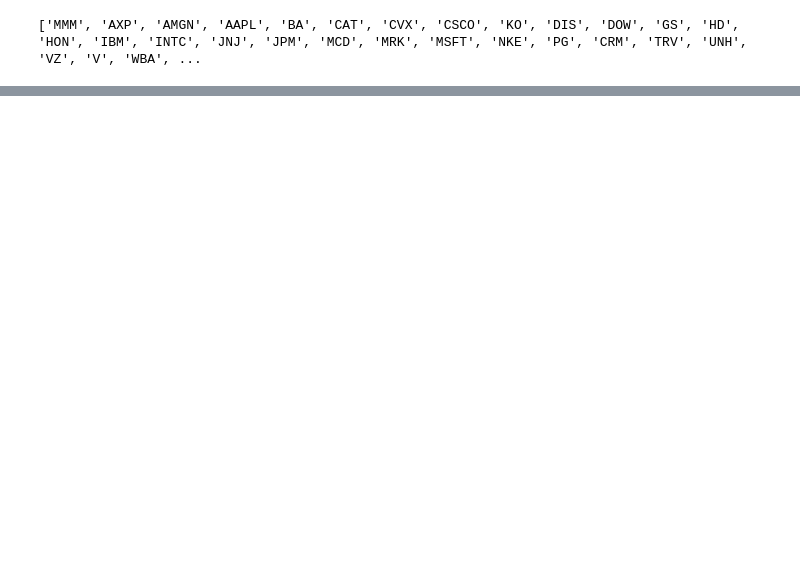
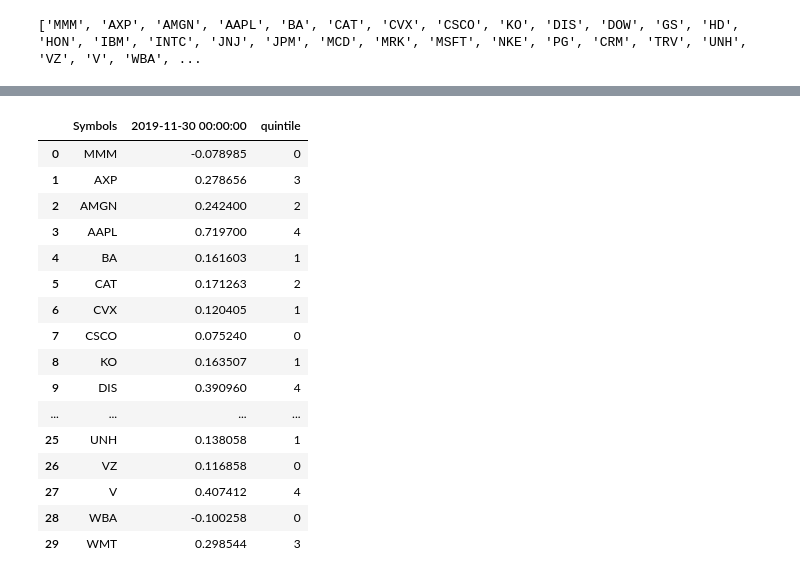
Before and after one commit to factorwonk/quantcryptobasic, a Jupyter notebook: 04_crypto_momentum_strat.ipynb, the cells around one changed output, grey strips where cells are left out. Saved outputs shown, nothing was run; the diff lists cells and outputs as text; code cells hidden in the pictures; blank space fills up the shorter version.

```diff
--- a/04_crypto_momentum_strat.ipynb
+++ b/04_crypto_momentum_strat.ipynb
@@ -65,0 +85,7 @@ Date
+# %%
+# Set portfolio formation date - date we are buying winners and shorting winners. Reference point for measurement
+formation = dt.datetime(2019,12,31)
+
+# End of measurement date - 1M before formation so we can skip that month
+# Subtract last month to account for skipping that month
+end_measurement = formation - relativedelta(months=1)
@@ -65,0 +100,4 @@ Date
+# %%
+# Get the past 12 months performance skipping the most recent month
+ret_12 = past_11.loc[end_measurement]
+ret_12
@@ -65,0 +122,4 @@ Date
+# %%
+# Convert series to DF
+ret_12 = ret_12.to_frame().reset_index()
+ret_12
@@ -65,0 +144,22 @@ Date
+# %%
+# Split stocks into quintiles by performance
+ret_12['quintile'] = pd.qcut(ret_12.iloc[:,1], 5, labels=False)
+ret_12
+# %% [output]
+|  | Symbols | 2019-11-30 00:00:00 | quintile |
+| 0 | MMM | -0.078985 | 0 |
+| 1 | AXP | 0.278656 | 3 |
+| 2 | AMGN | 0.242400 | 2 |
+| 3 | AAPL | 0.719700 | 4 |
+| 4 | BA | 0.161603 | 1 |
+| 5 | CAT | 0.171263 | 2 |
+| 6 | CVX | 0.120405 | 1 |
+| 7 | CSCO | 0.075240 | 0 |
+| 8 | KO | 0.163507 | 1 |
+| 9 | DIS | 0.390960 | 4 |
+| ... | ... | ... | ... |
+| 25 | UNH | 0.138058 | 1 |
+| 26 | VZ | 0.116858 | 0 |
+| 27 | V | 0.407412 | 4 |
+| 28 | WBA | -0.100258 | 0 |
+| 29 | WMT | 0.298544 | 3 |
```
Also changed, not shown: parts of 20 cells of this notebook, 1 other file.
